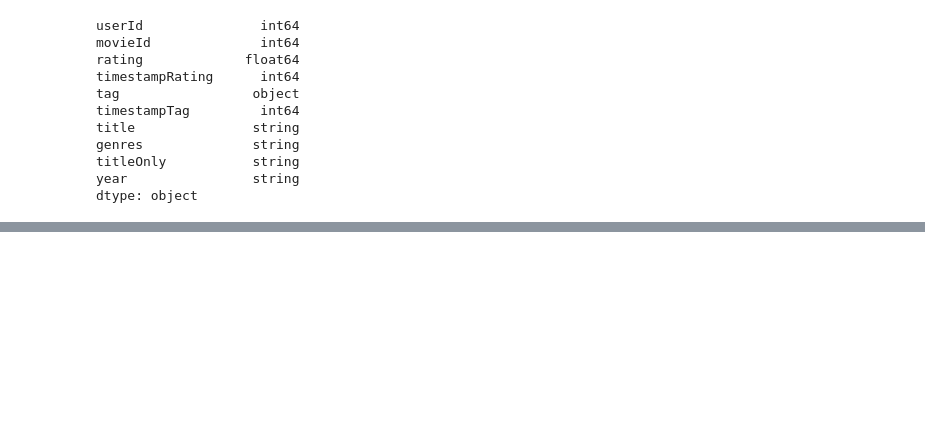
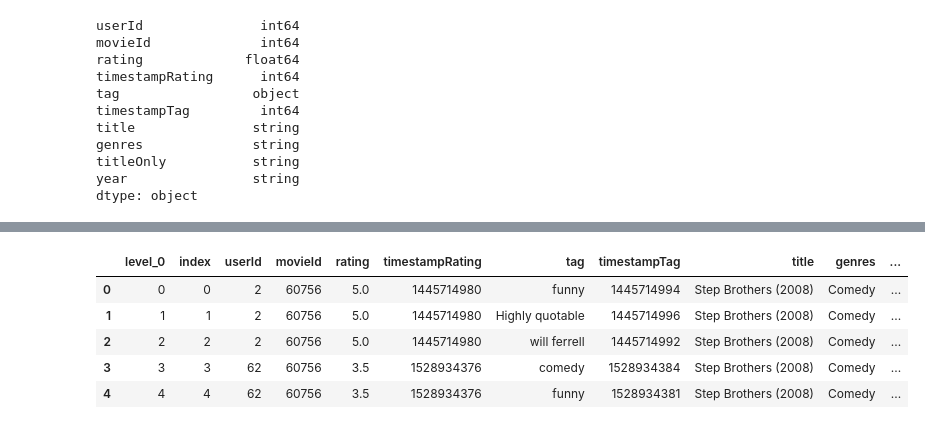
Before and after one commit to anissakhan/731-Project-3-Khan, a Jupyter notebook: 731-Project3.ipynb, the cells around one changed output, grey strips where cells are left out. Cells and saved outputs as stored; diff of their text form; code cells hidden in the pictures; blank space fills up the shorter version.

```diff
--- a/731-Project3.ipynb
+++ b/731-Project3.ipynb
@@ -173,0 +179,4 @@ dtype: object
+# %%
+dfAll.dropna(subset = ["year"], inplace=True)
+# %%
+dfAll=dfAll.reset_index()
@@ -173,0 +221,9 @@ dtype: object
+# %%
+dfAll.head()
+# %% [output]
+|  | level_0 | index | userId | movieId | rating | timestampRating | tag | timestampTag | title | genres | ... |
+| 0 | 0 | 0 | 2 | 60756 | 5.0 | 1445714980 | funny | 1445714994 | Step Brothers (2008) | Comedy | ... |
+| 1 | 1 | 1 | 2 | 60756 | 5.0 | 1445714980 | Highly quotable | 1445714996 | Step Brothers (2008) | Comedy | ... |
+| 2 | 2 | 2 | 2 | 60756 | 5.0 | 1445714980 | will ferrell | 1445714992 | Step Brothers (2008) | Comedy | ... |
+| 3 | 3 | 3 | 62 | 60756 | 3.5 | 1528934376 | comedy | 1528934384 | Step Brothers (2008) | Comedy | ... |
+| 4 | 4 | 4 | 62 | 60756 | 3.5 | 1528934376 | funny | 1528934381 | Step Brothers (2008) | Comedy | ... |
```
Also changed, not shown: parts of 19 cells of this notebook, 1 other file.
